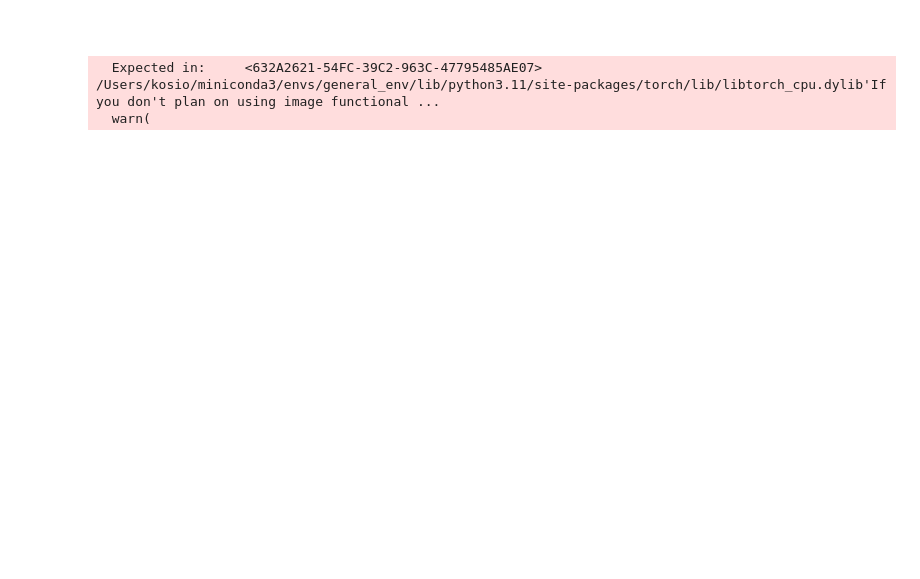
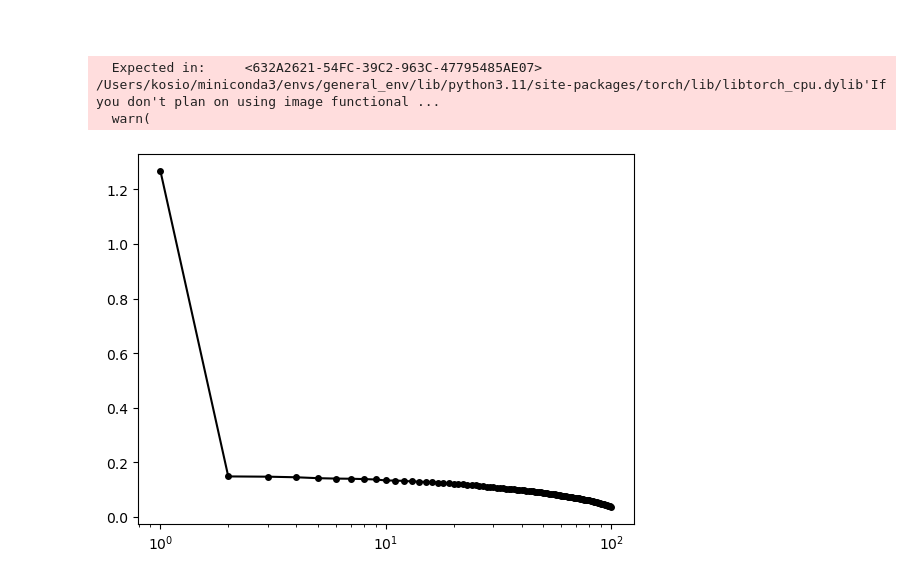
Before and after one commit to KBeshkov/top-mfld-class, a Jupyter notebook: simulations/MNIST_training.ipynb, the cells around one changed output. Drawn from its saved outputs; the diff is of its cells as text; code cells hidden in the pictures; blank space fills up the shorter version.

```diff
--- a/simulations/MNIST_training.ipynb
+++ b/simulations/MNIST_training.ipynb
@@ -44,3 +50,9 @@ out_code = [torch.sum(out[i]>0,axis=1) for i in range(len(out))]
 
 out_pos = model_pos(data_test.data.reshape(len(data_test.data),-1).float())
 out_code_pos = [torch.sum(out_pos[i]>0,axis=1) for i in range(len(out_pos))]
+# %%
+eigval = np.linalg.svd(model_pos.layers[6].weight.detach().numpy())[1]
+plt.plot(np.arange(1,len(eigval)+1),eigval,'k-o',markersize=4)
+plt.xscale('log')
+# %% [output]
+[figure, added]
```
Also changed, not shown: parts of 17 cells of this notebook, 3 other files.
